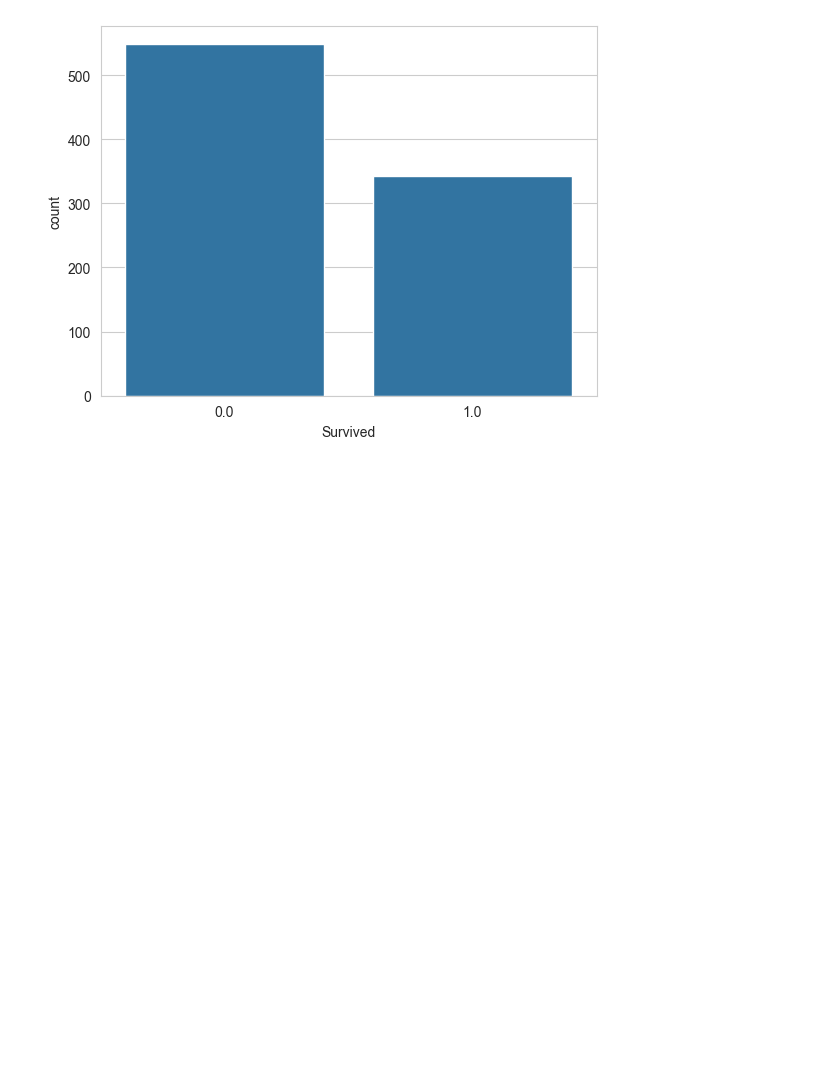
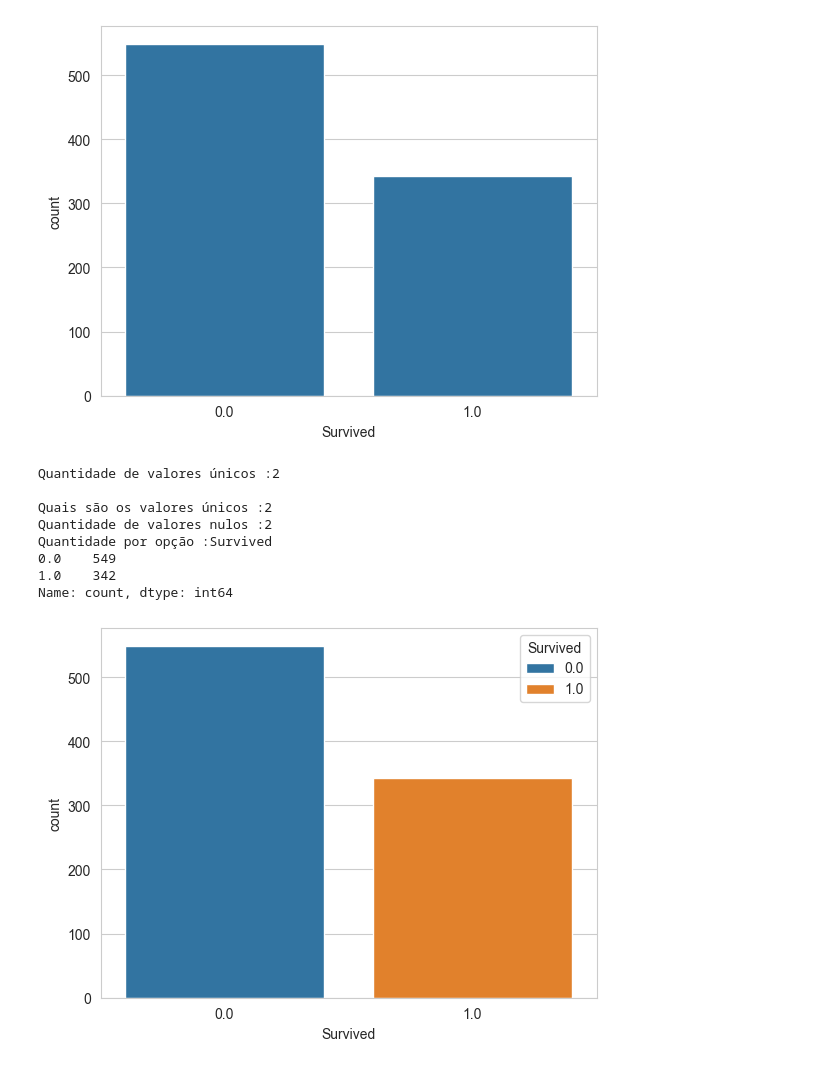
Before and after one commit to JairCipriano/projeto_machine_learning, a Jupyter notebook: machine_titanic/kaggle_titanic.ipynb, the cells around one changed output. Cells and saved outputs as stored; diff of their text form; code cells hidden in the pictures; blank space fills up the shorter version.

```diff
--- a/machine_titanic/kaggle_titanic.ipynb
+++ b/machine_titanic/kaggle_titanic.ipynb
@@ -230,0 +229,24 @@ def titanic_fun()
+# %%
+def titanic_func(data, column, count = True):
+    print(f'Quantidade de valores únicos :{data[column].nunique()}')
+    print(f'\nQuais são os valores únicos :{data[column].nunique()}')
+    print(f'Quantidade de valores nulos :{data[column].nunique()}')
+    print(f'Quantidade por opção :{data[column].value_counts()}')
+
+    if count == True:
+        sns.countplot(data = data, x = column, hue= 'Survived')
+    else:
+        sns.displot(data = [column], kde = True)
+
+
+titanic_func(titanic_df, 'Survived')
+# %% [output]
+Quantidade de valores únicos :2
+
+Quais são os valores únicos :2
+Quantidade de valores nulos :2
+Quantidade por opção :Survived
+0.0    549
+1.0    342
+Name: count, dtype: int64
+[figure, added]
```
Also changed, not shown: parts of 1 cell of this notebook.
